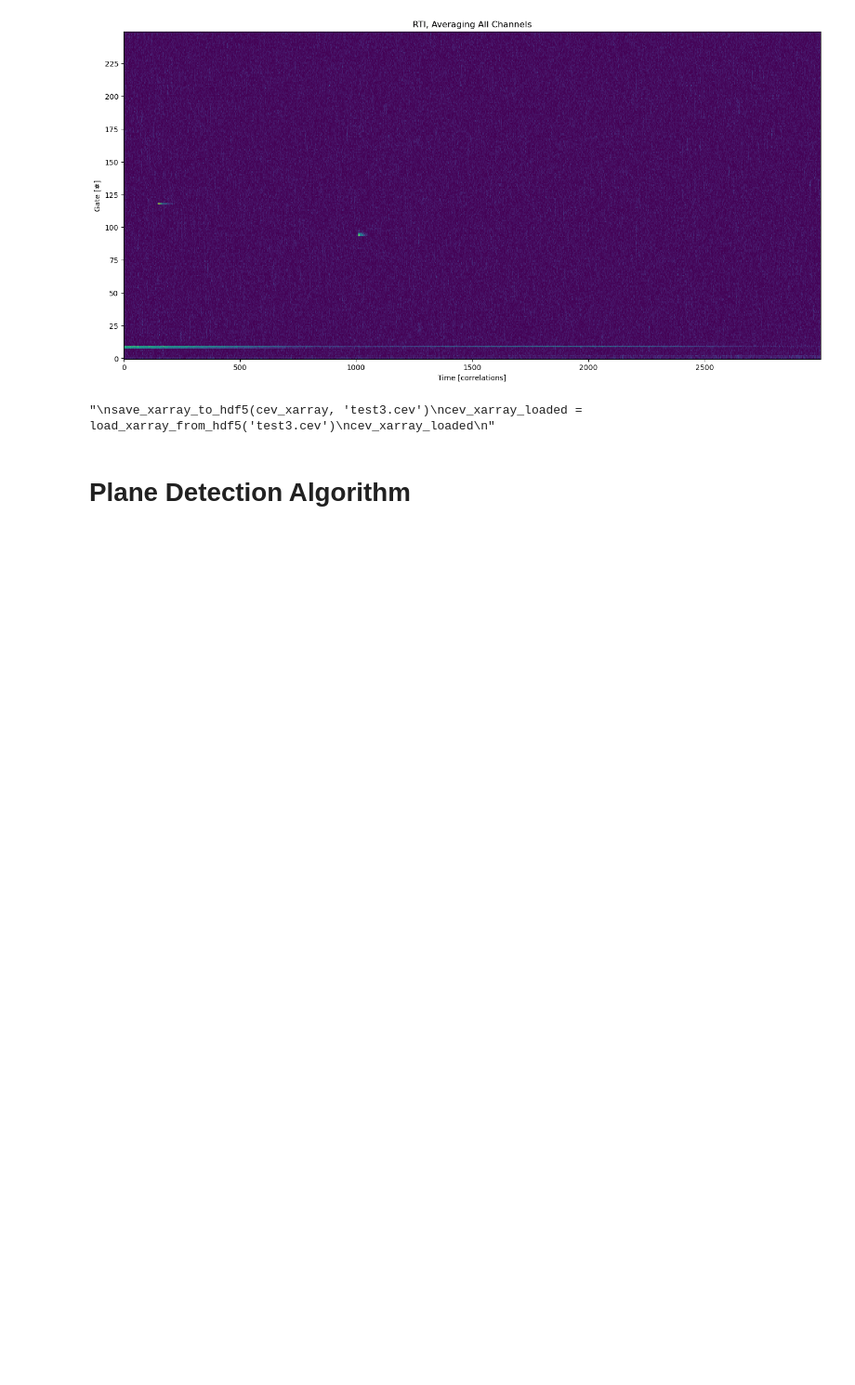
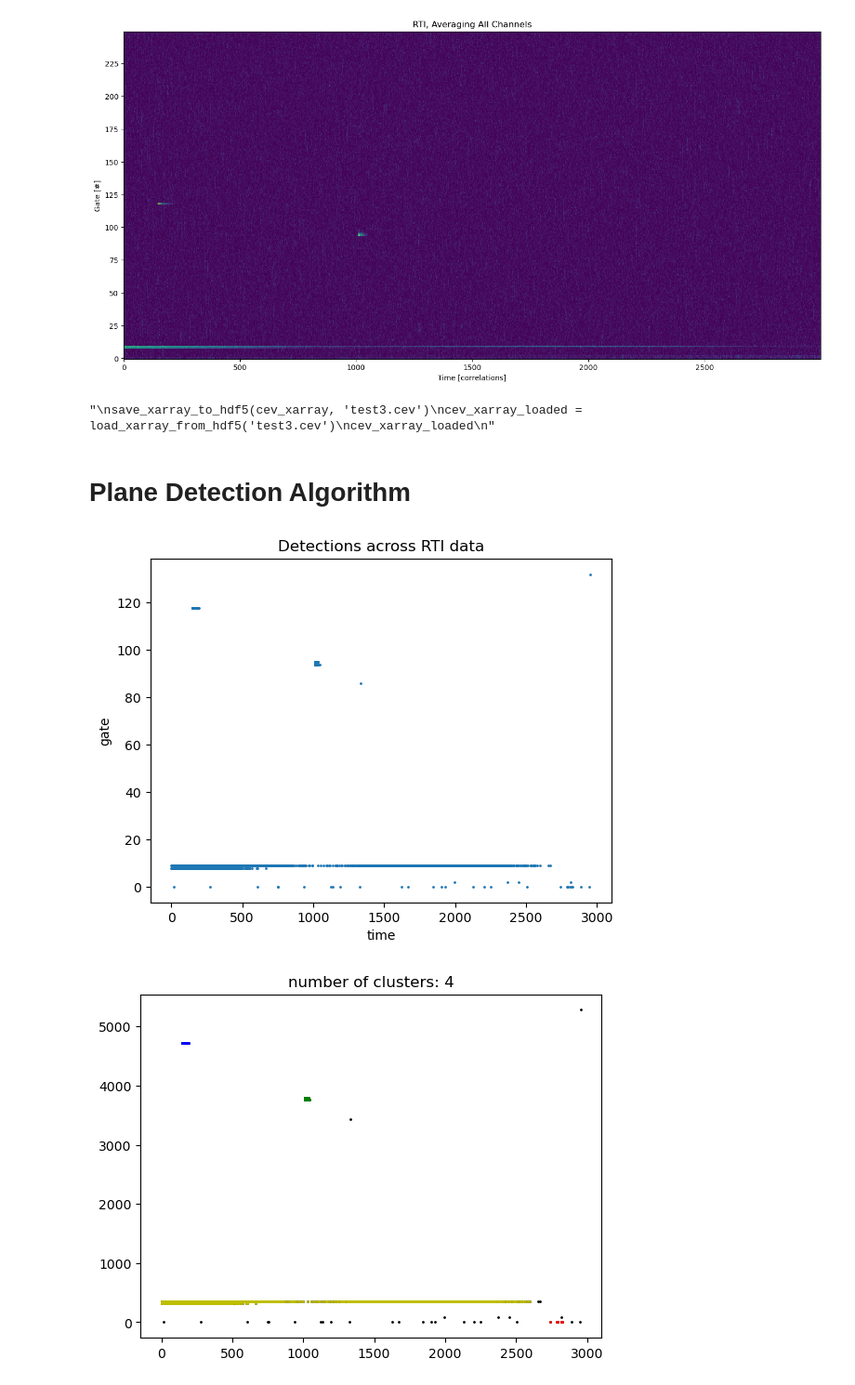
Before and after one commit to tofi1115/ToriField_ZephyrScripts, a Jupyter notebook: Organized_Folder/Pipeline.ipynb, the cells around one changed output. Shown at 93% size. Cells and saved outputs as stored; diff of their text form; code cells hidden in the pictures; blank space fills up the shorter version.

```diff
--- a/Organized_Folder/Pipeline.ipynb
+++ b/Organized_Folder/Pipeline.ipynb
@@ -151,0 +155,5 @@ rti_for_det = reduce_xarray(rti_xarray, dim_operations, value_agg_func=np.abs) #
+# %%
+detections,img,ditc_proporties,peak_1D_idx=detect_plane(rti_for_det,0,{},['plot_detections','DBSCAN'])
+# %% [output]
+[figure, added]
+[figure, added]
```
Also changed, not shown: parts of 15 cells of this notebook, 11 other files.
